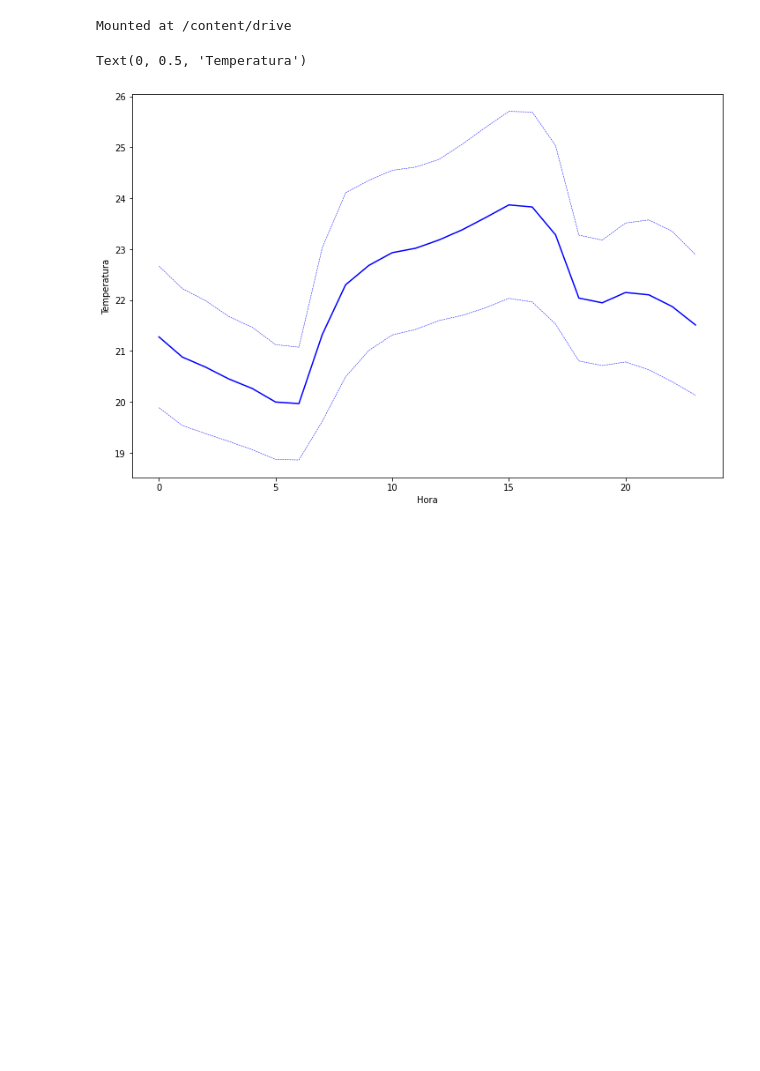
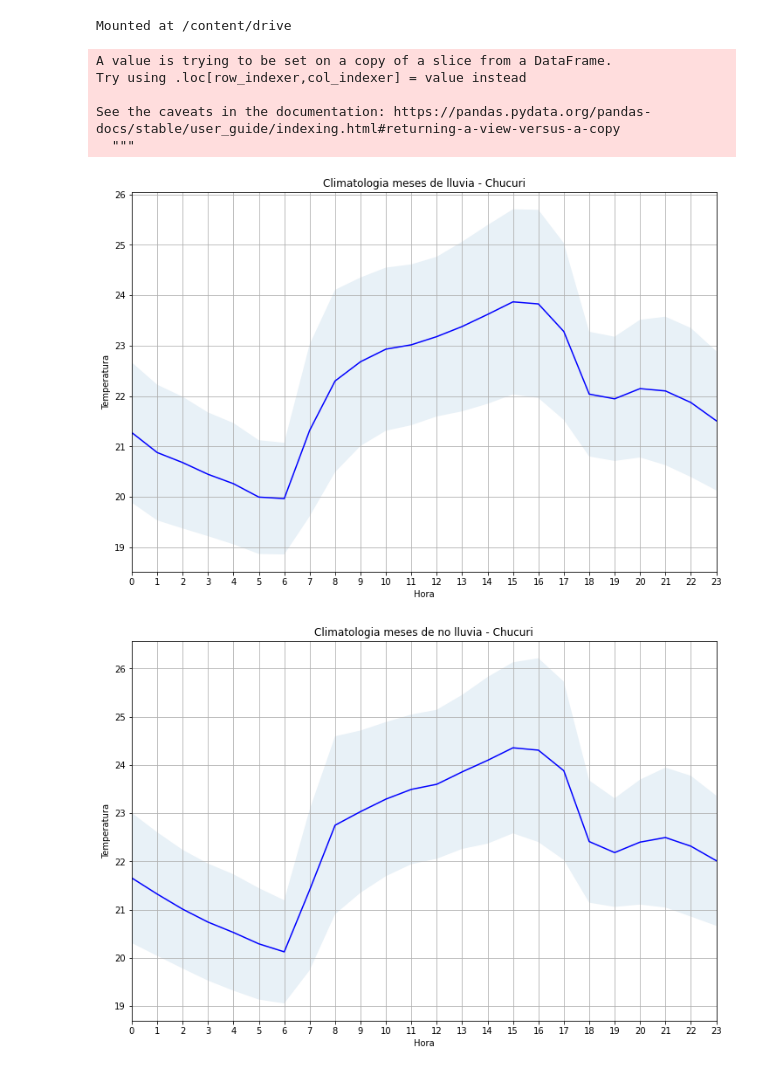
Before and after one commit to chris051091/Seminario-3, a Jupyter notebook: climatologia/src/chucuri/Climatologia_Temperatura_Chucuri.ipynb, the cells around one changed output. Saved outputs shown, nothing was run; the diff lists cells and outputs as text; code cells hidden in the pictures; blank space fills up the shorter version.

Commit message:
modificaciones para crear gráficos por mes y horas

```diff
--- a/climatologia/src/chucuri/Climatologia_Temperatura_Chucuri.ipynb
+++ b/climatologia/src/chucuri/Climatologia_Temperatura_Chucuri.ipynb
@@ -11,9 +11,11 @@ Mounted at /content/drive
 # %%
 PATH_DRIVE = 'drive/MyDrive/Seminario-3-master'
 PATH_DADOS = '/preprocess/dados/'
+PATH_CLIMATOLOGIA = '/climatologia/figures/'
 NOMBRE_ESTACION = 'chucuri'
 
 PATH_FINAL_DADOS_TRATADOS = PATH_DRIVE + PATH_DADOS + NOMBRE_ESTACION + '/tratados/'
+PATH_FINAL_FIGURAS_CLIMATOLOGIA = PATH_DRIVE + PATH_CLIMATOLOGIA + NOMBRE_ESTACION + '/'
 
 FILE_DATOS_TRATADOS = NOMBRE_ESTACION.lower() + '_tratados_temp.csv'
 # %%
@@ -37,19 +32,10 @@ nrain = ndf[['HORA', 'mean', 'std']]
 # %%
 #Start every matrix
-## The matrix have 24 rows (hours of the day) and 12 columns (every station)
 
-nr_season = np.ones([24]) # Matrix for the no raining season mean
-r_season = np.ones([24]) # Matrix for the raining season mean
-snr_season = np.ones([24]) # Matrix for the no raining season std
-sr_season = np.ones([24]) # Matrix for the raining season std
-
-#Separate the seasons in dataframes
-##Start the dataframes
-nrain = pd.DataFrame()
-rain = pd.DataFrame()
 ##Iniciate the month in every season
 xnr = ['12', '01', '02', '06', '07', '08']
 xr = ['03', '04', '05', '09', '10', '11']
+
 ##y is to make the hourly calculation
 y = np.arange(0,24)
 
@@ -70,21 +56,32 @@ rdf = rain.groupby('HORA', group_keys=False).agg({'TEMP' : ['mean', 'std']}).res
 rdf['mean'] = rdf[('TEMP', 'mean')]
 rdf['std'] = rdf[('TEMP', 'std')]
 rain = rdf[['HORA', 'mean', 'std']]
-
-# Notice that, if you want the values of a station you need to write nr_season[:,0]
-# Where 0 is the value of the first station of your file in this case, Suba
 # %%
 #I made a plot in a very automatic way, you need to improve it, I think a plot matrix es better, but you need to check
-plt.figure(figsize = (12,8))
-color = ['b','orange', 'red', 'darkcyan', 'purple', 'k', 'brown', 'royalblue', 'b','orange', 'red', 'darkcyan']
+def plot_per_hour(df, titulo, name_to_save):
+  plt.figure(figsize = (12,8))
+
+  df['HORA'] = df['HORA'].astype(int)
+
+  plt.xticks(df['HORA'])
+  plt.plot(df['mean'], color = 'b')
+  plt.fill_between(df['HORA'], df['mean'] + df['std'], df['mean'] - df['std'], alpha=.1, linestyle = '--', linewidth = 0.5)
+  plt.grid()
+  plt.xlim([0, 23])
+  plt.xlabel("Hora")
+  plt.ylabel("Temperatura")
+  plt.title(titulo)
+
+  plt.savefig(PATH_FINAL_FIGURAS_CLIMATOLOGIA + f'{name_to_save}', format='png', bbox_inches = 'tight' )
 
 
-plt.plot(rain['mean'], color = 'b')
-plt.plot(rain['mean'] + rain['std'], color = 'b', linestyle = '--', linewidth = 0.5)
-plt.plot(rain['mean'] - rain['std'], color = 'b', linestyle = '--', linewidth = 0.5)
-
-plt.xlabel("Hora")
-plt.ylabel("Temperatura")
+plot_per_hour(rain, 'Climatologia meses de lluvia - Chucuri', f'climatologia_temp_{NOMBRE_ESTACION}_lluvia.png')
+plot_per_hour(nrain, 'Climatologia meses de no lluvia - Chucuri', f'climatologia_temp_{NOMBRE_ESTACION}_no_lluvia.png')
 # %% [output]
-Text(0, 0.5, 'Temperatura')
+A value is trying to be set on a copy of a slice from a DataFrame.
+Try using .loc[row_indexer,col_indexer] = value instead
+
+See the caveats in the documentation: https://pandas.pydata.org/pandas-docs/stable/user_guide/indexing.html#returning-a-view-versus-a-copy
+  """
-[figure, old version]
+[figure, new version]
+[figure, added]
```
Also changed, not shown: parts of 2 cells of this notebook.
